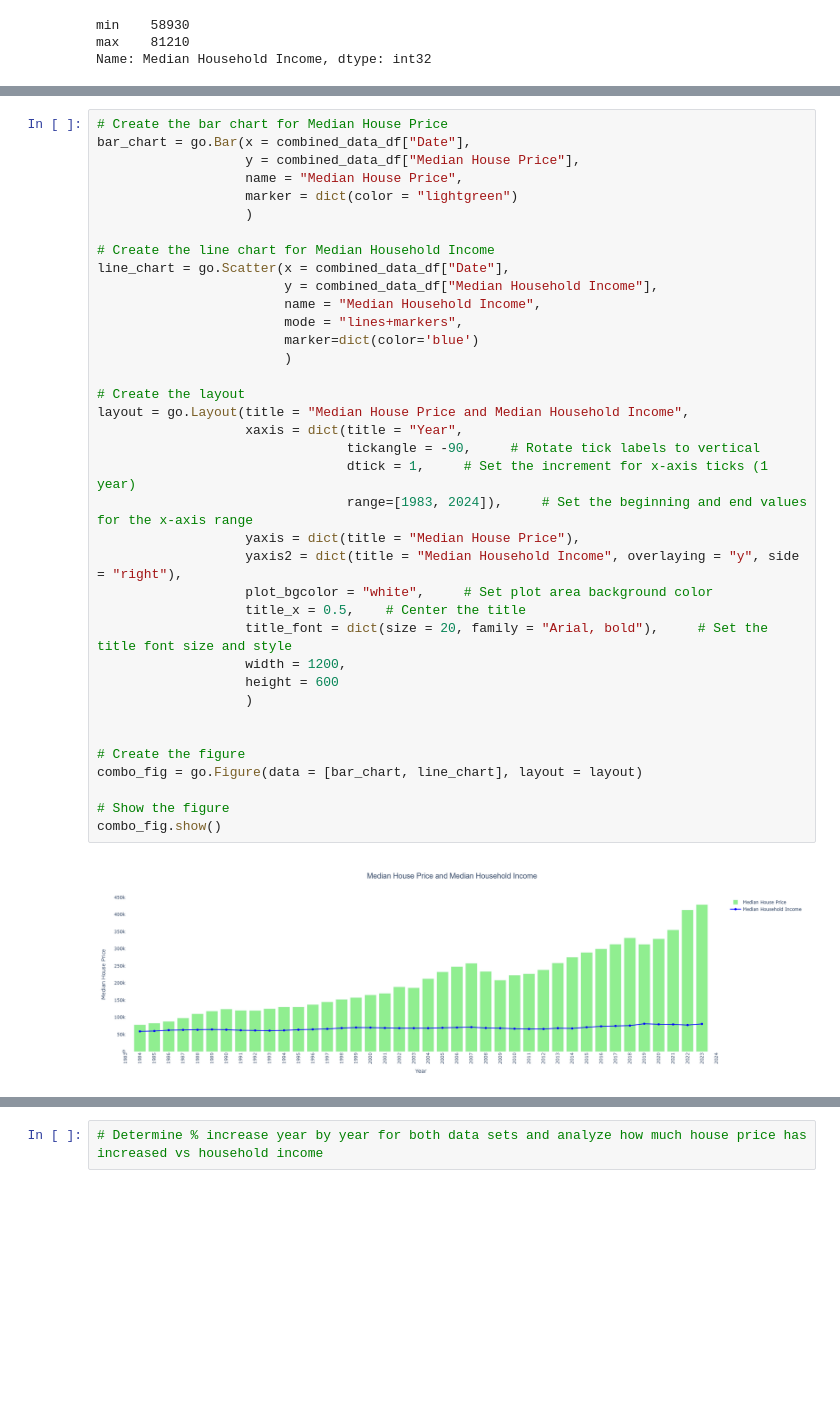
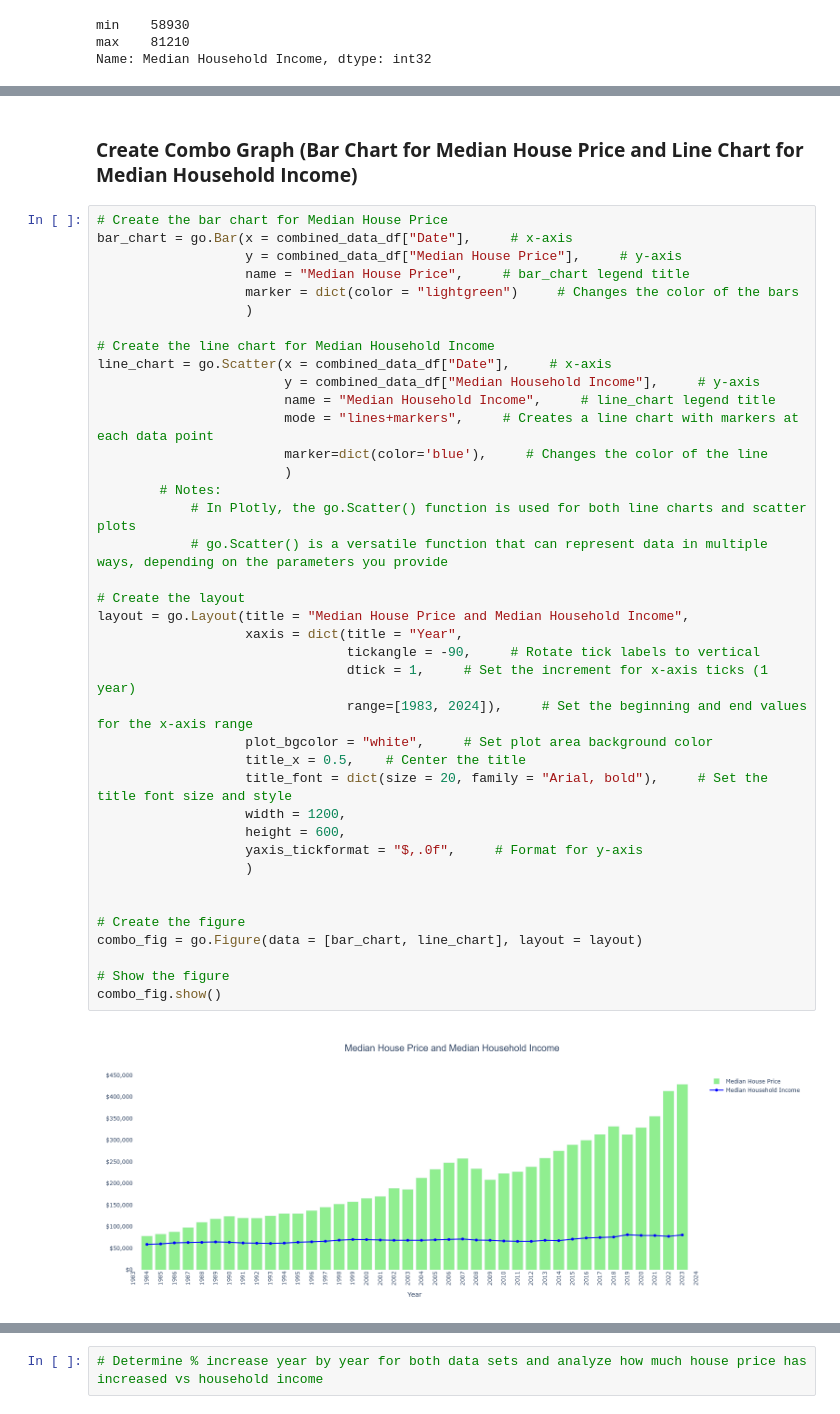
Before and after one commit to Sethdcarter/group8_data_project_1, a Jupyter notebook: Codes/Median_House_Price_vs_Household_Income.ipynb, the cells around one changed output, grey strips where cells are left out. Saved outputs shown, nothing was run; the diff lists cells and outputs as text; blank space fills up the shorter version.

```diff
--- a/Codes/Median_House_Price_vs_Household_Income.ipynb
+++ b/Codes/Median_House_Price_vs_Household_Income.ipynb
@@ -119,42 +129,46 @@ scatter_fig.show()
 # %% [output]
 [interactive output not drawn]
 [figure]
+# %% [markdown]
+### **Create Combo Graph (Bar Chart for Median House Price and Line Chart for Median Household Income)**
 # %%
 # Create the bar chart for Median House Price
-bar_chart = go.Bar(x = combined_data_df["Date"],
-                   y = combined_data_df["Median House Price"],
-                   name = "Median House Price",
-                   marker = dict(color = "lightgreen")
+bar_chart = go.Bar(x = combined_data_df["Date"],     # x-axis
+                   y = combined_data_df["Median House Price"],     # y-axis
+                   name = "Median House Price",     # bar_chart legend title
+                   marker = dict(color = "lightgreen")     # Changes the color of the bars
                    )
 
 # Create the line chart for Median Household Income
-line_chart = go.Scatter(x = combined_data_df["Date"],
-                        y = combined_data_df["Median Household Income"],
-                        name = "Median Household Income",
-                        mode = "lines+markers",
-                        marker=dict(color='blue')
+line_chart = go.Scatter(x = combined_data_df["Date"],     # x-axis
+                        y = combined_data_df["Median Household Income"],     # y-axis
+                        name = "Median Household Income",     # line_chart legend title
+                        mode = "lines+markers",     # Creates a line chart with markers at each data point
+                        marker=dict(color='blue'),     # Changes the color of the line
                         )
+        # Notes:
+            # In Plotly, the go.Scatter() function is used for both line charts and scatter plots
+            # go.Scatter() is a versatile function that can represent data in multiple ways, depending on the parameters you provide
 
 # Create the layout
 layout = go.Layout(title = "Median House Price and Median Household Income",
                    xaxis = dict(title = "Year",
                                 tickangle = -90,     # Rotate tick labels to vertical
                                 dtick = 1,     # Set the increment for x-axis ticks (1 year)
                                 range=[1983, 2024]),     # Set the beginning and end values for the x-axis range
-                   yaxis = dict(title = "Median House Price"),
-                   yaxis2 = dict(title = "Median Household Income", overlaying = "y", side = "right"),
                    plot_bgcolor = "white",     # Set plot area background color
                    title_x = 0.5,    # Center the title
                    title_font = dict(size = 20, family = "Arial, bold"),     # Set the title font size and style
                    width = 1200,
-                   height = 600
+                   height = 600,
+                   yaxis_tickformat = "$,.0f",     # Format for y-axis
                    )
 
 
 # Create the figure
 combo_fig = go.Figure(data = [bar_chart, line_chart], layout = layout)
 
 # Show the figure
 combo_fig.show()
 # %% [output]
-[figure, old version]
+[figure, new version]
```
Also changed, not shown: parts of 10 cells of this notebook, 1 other file.
